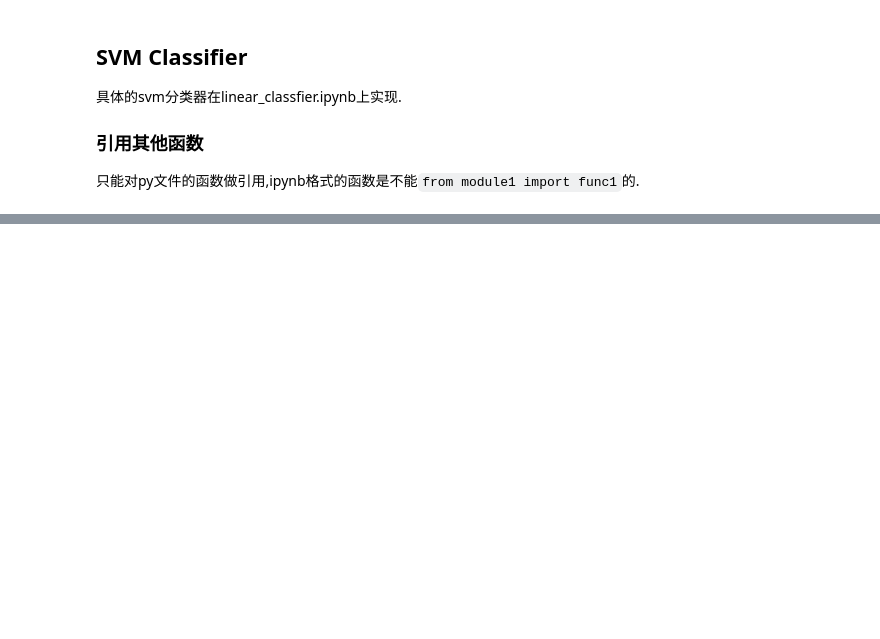
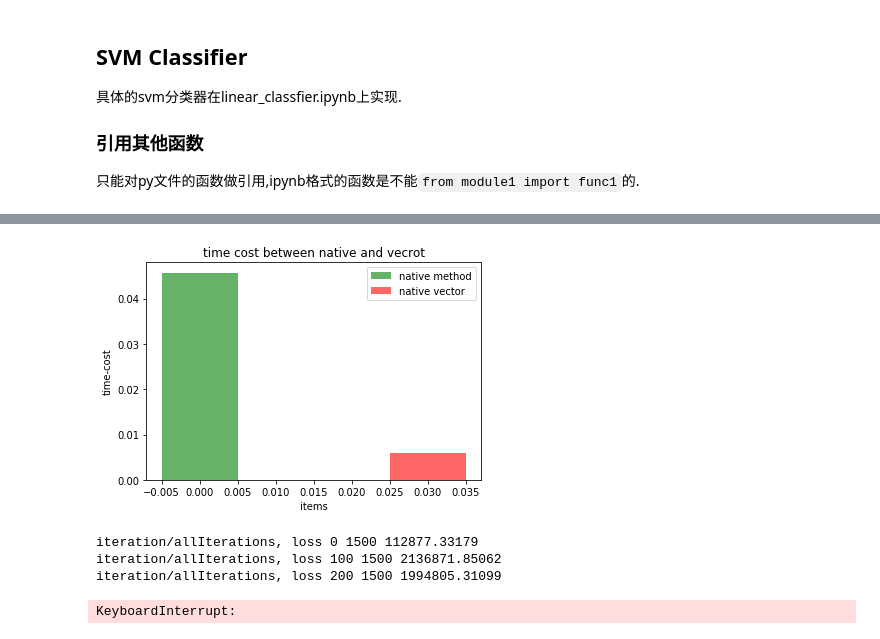
Before and after one commit to sycophant-stone/knn, a Jupyter notebook: knn/svm.ipynb, the cells around one changed output, grey strips where cells are left out. Cells and saved outputs as stored; diff of their text form; code cells hidden in the pictures; blank space fills up the shorter version.

```diff
--- a/knn/svm.ipynb
+++ b/knn/svm.ipynb
@@ -167,0 +166,8 @@ UnboundLocalError: local variable 'loss' referenced before assignment
+# %%
+tic = time.time()
+loss, dw = msvm_loss_native(W, X_dev, y_dev, reg=0.01,deltaD=1)
+toc = time.time()
+cost_native = toc - tic
+print("loss,dw shape", loss,dw.shape)
+print("dw", dw)
+print("time cost:  ",cost_native)
@@ -167,0 +190,8 @@ UnboundLocalError: local variable 'loss' referenced before assignment
+# %%
+tic = time.time()
+loss_v, dw_v = msvm_loss_vector(W, X_dev, y_dev, reg=0.01,deltaD=1)
+toc = time.time()
+cost_vector = toc - tic
+print("loss,dw_v shape", loss_v,dw_v.shape)
+print("dw_v", dw_v)
+print("time cost:  ",cost_vector)
@@ -167,0 +214,13 @@ UnboundLocalError: local variable 'loss' referenced before assignment
+# %%
+# 显示一下两个的耗时对比.
+plt.bar(0,cost_native,color='g',width = .01,alpha=0.6,label='native method')
+plt.bar(0.03,cost_vector,color='r',width = .01,alpha=0.6,label='native vector')
+plt.xlabel('items')
+plt.ylabel('time-cost')
+plt.title('time cost between native and vecrot')
+plt.legend(loc='upper right')
+#plt.xticks(range(0,1),['native','vector'])
+
+plt.show()
+# %% [output]
+[figure, added]
@@ -167,0 +229,12 @@ UnboundLocalError: local variable 'loss' referenced before assignment
+# %%
+svm = LinearSVM()
+tic = time.time()
+svm.train(X_train, y_train, learning_rate=1e-7, reg=5e4,
+          num_iterators=1500, batch_size=200, verbose=True)
+toc = time.time()
+print("cost ", (toc - tic))
+# %% [output]
+iteration/allIterations, loss 0 1500 112877.33179
+iteration/allIterations, loss 100 1500 2136871.85062
+iteration/allIterations, loss 200 1500 1994805.31099
+KeyboardInterrupt:
```
Also changed, not shown: parts of 7 cells of this notebook, 4 other files.
